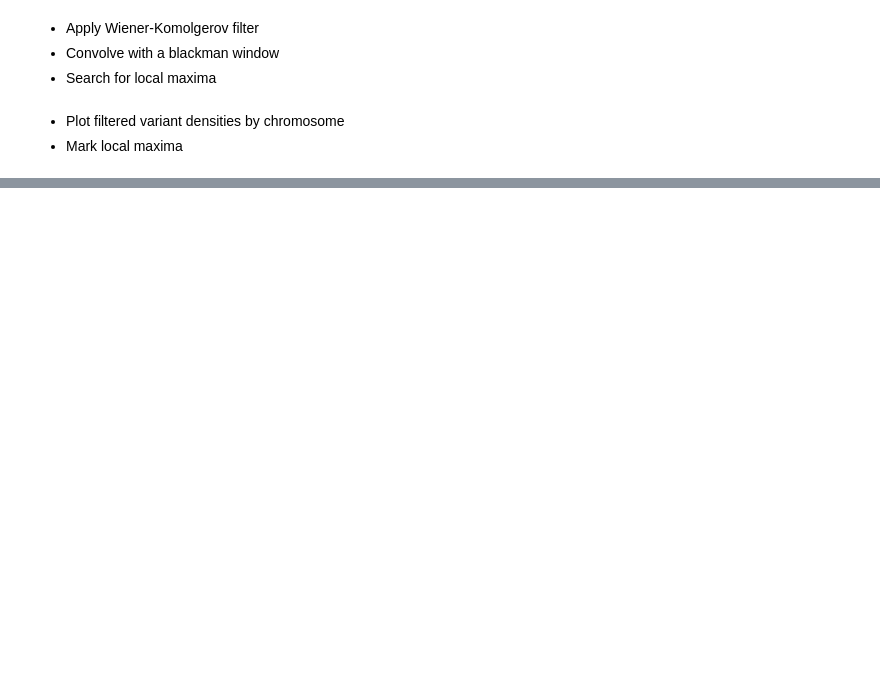
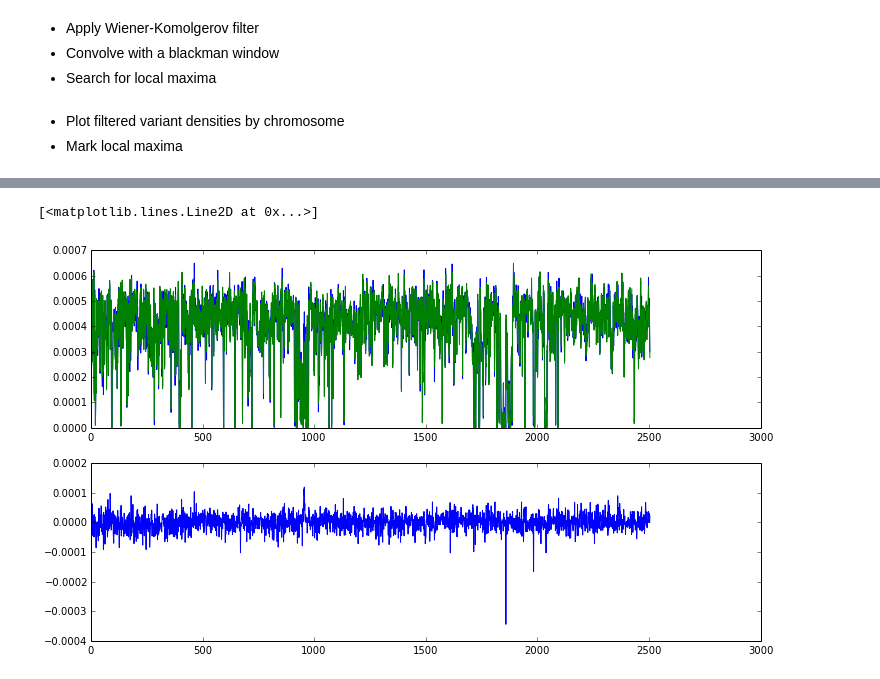
Before and after one commit to dodtlim/ulakes, a Jupyter notebook: ulakes.ipynb, the cells around one changed output, grey strips where cells are left out. Cells and saved outputs as stored; diff of their text form; code cells hidden in the pictures; blank space fills up the shorter version.

```diff
--- a/ulakes.ipynb
+++ b/ulakes.ipynb
@@ -109,0 +124,11 @@ maxtab
+# %%
+s1,s2 = mysamples.keys()[4], mysamples.keys()[-1]
+c = bigcontigs[10]
+subplot(2,1,1)
+plot(mysamples[s1][c]['snps']/mysamples[s1][c]['total'])
+plot(mysamples[s2][c]['snps']/mysamples[s2][c]['total'])
+subplot(2,1,2)
+plot(mysamples[s1][c]['snps']/mysamples[s1][c]['total']-mysamples[s2][c]['snps']/mysamples[s2][c]['total'])
+# %% [output]
+[<matplotlib.lines.Line2D at 0x...>]
+[figure, added]
```
Also changed, not shown: parts of 9 cells of this notebook, 1 other file.
